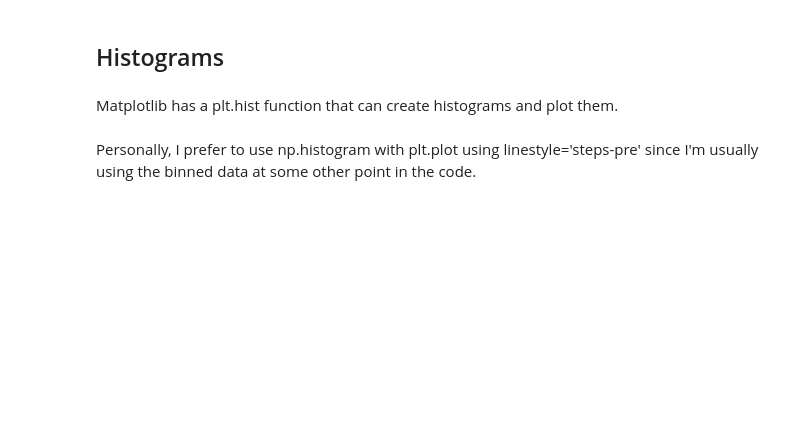
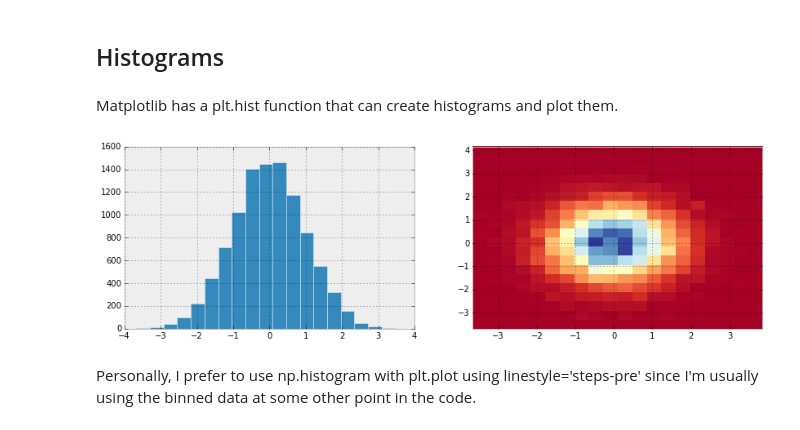
Before and after one commit to abostroem/2015-01-03-aas, a Jupyter notebook: intermediate/matplotlib/Plotting with matplotlib.ipynb, the cells around one changed output. Drawn from its saved outputs; the diff is of its cells as text; code cells hidden in the pictures; blank space fills up the shorter version.

```diff
--- a/intermediate/matplotlib/Plotting with matplotlib.ipynb
+++ b/intermediate/matplotlib/Plotting with matplotlib.ipynb
@@ -130,14 +131,21 @@ ax.errorbar(x, y, xerr=xerr, yerr=yerr, capsize=0, ecolor='gray', fmt='none')
 # %% [markdown]
 Matplotlib has a plt.hist function that can create histograms and plot them.
 # %%
-x = plt.randn(10000)
-y = plt.randn(10000)
+# a little hack, the random draw from a normal distribution is imported with pylab and plt, depends which you did above
+try:
+    x = randn(10000)
+    y = randn(10000)
+except:
+    x = plt.randn(10000)
+    y = plt.randn(10000)
 
-fig, ax = plt.subplots()
-h, bins, p = ax.hist(x, bins=20)
 
-fig, ax = plt.subplots()
-h, xe, ye, p = ax.hist2d(x, y, bins=20, cmap=plt.cm.RdYlBu)
+fig, ax = plt.subplots(ncols=2, figsize=(14, 4))
+h, bins, p = ax[0].hist(x, bins=20)
+
+h, xe, ye, p = ax[1].hist2d(x, y, bins=20, cmap=plt.cm.RdYlBu)
+# %% [output]
+[figure, added]
 # %% [markdown]
 Personally, I prefer to use np.histogram with plt.plot using linestyle='steps-pre' since I'm usually using the binned data at some other point in the code.
 # %%
```
Also changed, not shown: parts of 53 cells of this notebook, 1 other file.
